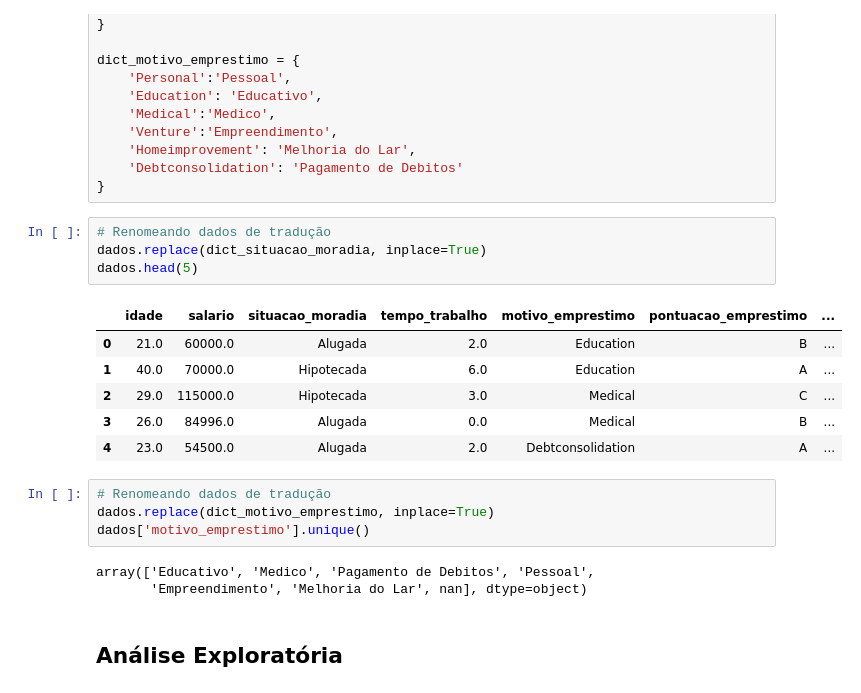
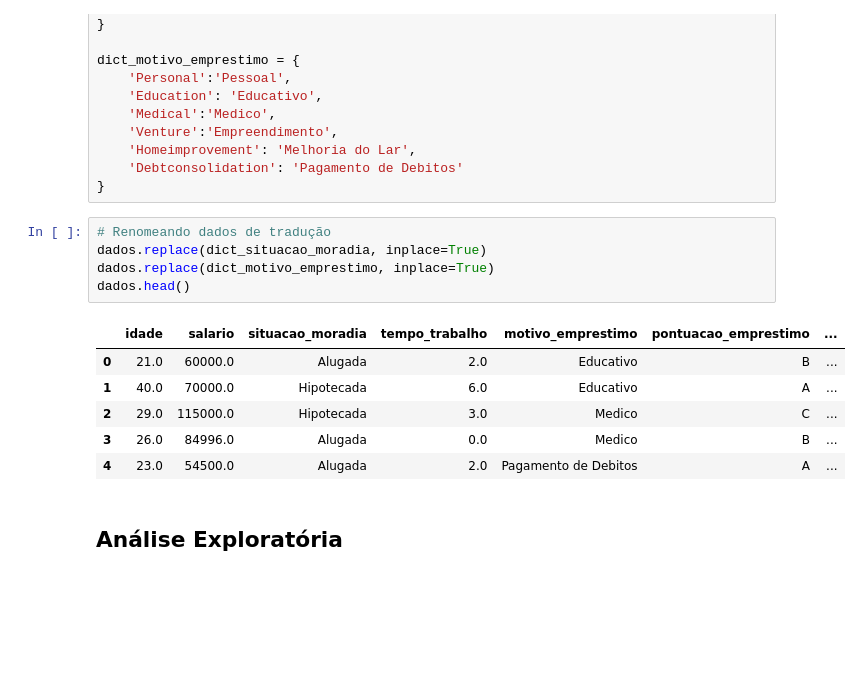
Before and after one commit to reynancs/EasyCash, a Jupyter notebook: Sprint02/Project.ipynb, the cells around one changed output. Drawn from its saved outputs; the diff is of its cells as text; blank space fills up the shorter version.

```diff
--- a/Sprint02/Project.ipynb
+++ b/Sprint02/Project.ipynb
@@ -74,21 +74,15 @@ dict_motivo_emprestimo = {
 # %%
 # Renomeando dados de tradução
 dados.replace(dict_situacao_moradia, inplace=True)
-dados.head(5)
+dados.replace(dict_motivo_emprestimo, inplace=True)
+dados.head()
 # %% [output]
 |  | idade | salario | situacao_moradia | tempo_trabalho | motivo_emprestimo | pontuacao_emprestimo | ... |
-| 0 | 21.0 | 60000.0 | Alugada | 2.0 | Education | B | ... |
-| 1 | 40.0 | 70000.0 | Hipotecada | 6.0 | Education | A | ... |
-| 2 | 29.0 | 115000.0 | Hipotecada | 3.0 | Medical | C | ... |
-| 3 | 26.0 | 84996.0 | Alugada | 0.0 | Medical | B | ... |
-| 4 | 23.0 | 54500.0 | Alugada | 2.0 | Debtconsolidation | A | ... |
+| 0 | 21.0 | 60000.0 | Alugada | 2.0 | Educativo | B | ... |
+| 1 | 40.0 | 70000.0 | Hipotecada | 6.0 | Educativo | A | ... |
+| 2 | 29.0 | 115000.0 | Hipotecada | 3.0 | Medico | C | ... |
+| 3 | 26.0 | 84996.0 | Alugada | 0.0 | Medico | B | ... |
+| 4 | 23.0 | 54500.0 | Alugada | 2.0 | Pagamento de Debitos | A | ... |
-# %%
-# Renomeando dados de tradução
-dados.replace(dict_motivo_emprestimo, inplace=True)
-dados['motivo_emprestimo'].unique()
-# %% [output]
-array(['Educativo', 'Medico', 'Pagamento de Debitos', 'Pessoal',
-       'Empreendimento', 'Melhoria do Lar', nan], dtype=object)
 # %% [markdown]
 ## Análise Exploratória
 # %% [markdown]
```
Also changed, not shown: parts of 31 cells of this notebook.
